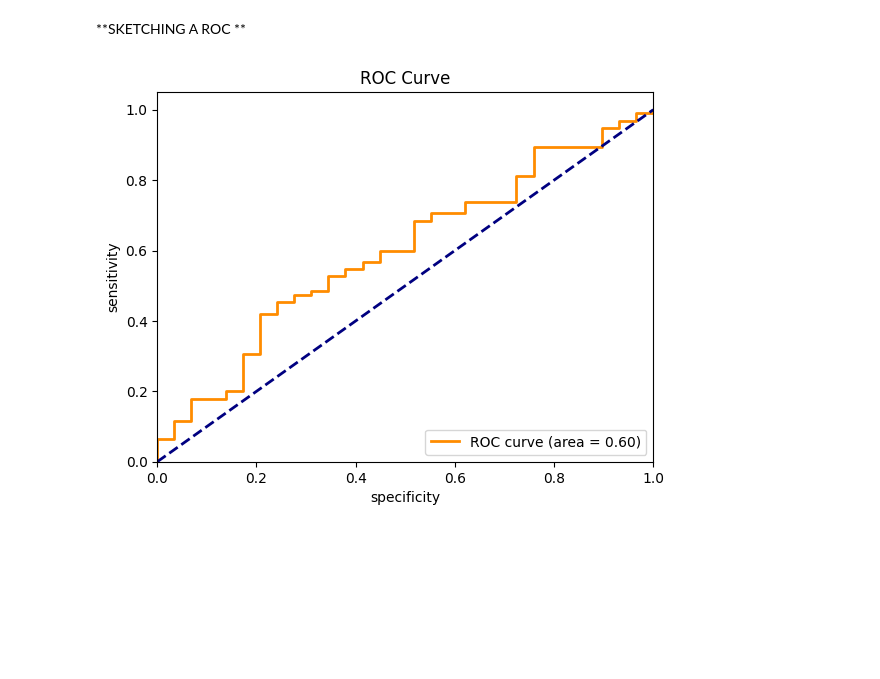
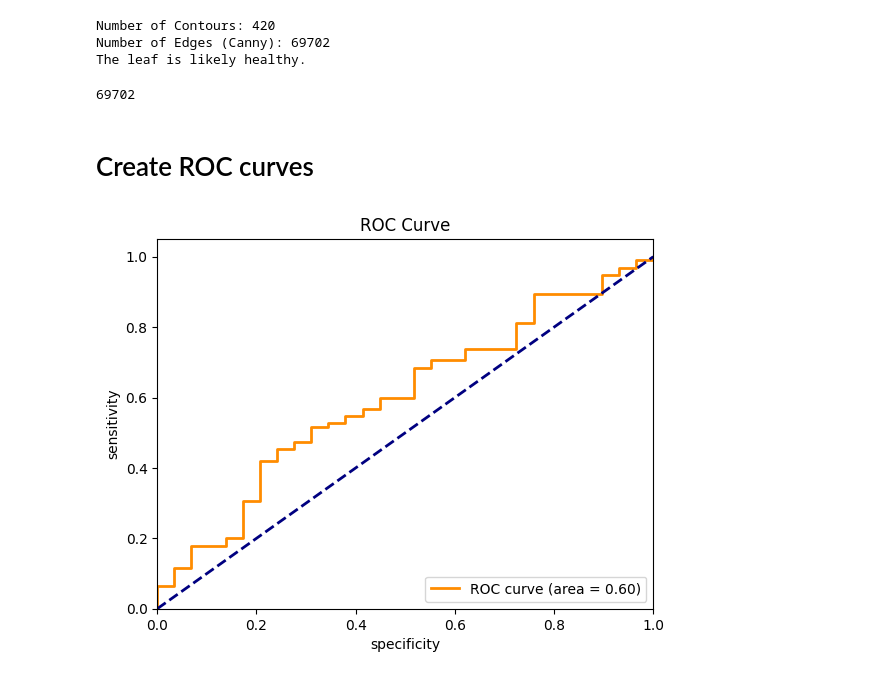
Before and after one commit to susani-01/leaves-disease-detection, a Jupyter notebook: leaf_detection.ipynb, the cells around one changed output. Cells and saved outputs as stored; diff of their text form; code cells hidden in the pictures; blank space fills up the shorter version.

```diff
--- a/leaf_detection.ipynb
+++ b/leaf_detection.ipynb
@@ -140,6 +145,39 @@ The leaf is likely healthy.
+# %%
+def detect_leaf_affection(contours,edge_canny):
+    num_contours = len(contours)
+    num_edges = np.count_nonzero(edge_canny)
+
+
+    print(f"Number of Contours: {num_contours}")
+    print(f"Number of Edges (Canny): {num_edges}")
+
+    # Simple heuristic to determine if the leaf is affected
+    if num_edges > 130000:
+        print("The leaf is likely affected.")
+    else:
+        print("The leaf is likely healthy.")
+detect_leaf_affection(contours,edge_canny)
+# %% [output]
+Number of Contours: 420
+Number of Edges (Canny): 69702
+The leaf is likely healthy.
+# %%
+def feature_extractor(image):
+    gray = cv2.cvtColor(image, cv2.COLOR_BGR2GRAY)
+    gray = gray/255.0
+    enhanced_img = exposure.equalize_hist(gray)
+    smoothed_img = gaussian(enhanced_img, sigma=1)
+    smoothed_img = (smoothed_img * 255).astype(np.uint8)
+    median_image = cv2.medianBlur(smoothed_img, 5)
+    #edges = sobel(median_image)
+    edges = cv2.Canny(median_image, 100, 200)
+    num_edges = np.count_nonzero(edges)
+    return num_edges
+feature_extractor(leaf_img)
+# %% [output]
+69702
 # %% [markdown]
-**SKETCHING A ROC
-**
+# Create ROC curves
 # %%
 import cv2
 import numpy as np
@@ -148,6 +186,20 @@ from skimage import color, exposure, filters, measure
 from skimage.filters import threshold_otsu, sobel, gaussian,threshold_isodata
 import os
 import matplotlib.pyplot as plt
+
+#feature extractor
+def feature_extractor(image):
+    gray = cv2.cvtColor(image, cv2.COLOR_BGR2GRAY)
+    gray = gray/255.0
+    enhanced_img = exposure.equalize_hist(gray)
+    smoothed_img = gaussian(enhanced_img, sigma=1)
+    smoothed_img = (smoothed_img * 255).astype(np.uint8)
+    median_image = cv2.medianBlur(smoothed_img, 5)
+    #edges = sobel(median_image)
+    edges = cv2.Canny(median_image, 100, 200)
+    num_edges = np.count_nonzero(edges)
+    return num_edges
+feature_extractor(leaf_img)
 
 # Load images from a folder
 def load_images_from_folder(folder_path):
@@ -158,18 +210,6 @@ def load_images_from_folder(folder_path):
         if img is not None:
             images.append(img)
     return images
-
-# Feature extraction function
-def feature_extractor(image):
-    gray = cv2.cvtColor(image, cv2.COLOR_BGR2GRAY)
-    enhanced_img = exposure.equalize_hist(gray)
-    smoothed_img = gaussian(enhanced_img, sigma=1)
-    smoothed_img = (smoothed_img * 255).astype(np.uint8)
-    median_image = cv2.medianBlur(smoothed_img,5)
-
-    edges = cv2.Canny(median_image, 100, 200)
-    num_edges = np.count_nonzero(edges)
-    return num_edges
 
 # Classify images based on feature and threshold
 def classify_images(images, labels, feature_extractor, threshold=130000):
@@ -184,33 +224,33 @@ def classify_images(images, labels, feature_extractor, threshold=130000):
 def create_roc_curve(images, labels, feature_extractor):
     # Extract features
     features = [feature_extractor(image) for image in images]
 
     # Generate ROC curve
     fpr, tpr, thresholds = roc_curve(labels, features)
     roc_auc = auc(fpr, tpr)
 
     # Plot the ROC curve
     plt.figure()
     plt.plot(fpr, tpr, color='darkorange', lw=2, label='ROC curve (area = %0.2f)' % roc_auc)
     plt.plot([0, 1], [0, 1], color='navy', lw=2, linestyle='--')
     plt.xlim([0.0, 1.0])
     plt.ylim([0.0, 1.05])
     plt.xlabel('specificity')
     plt.ylabel('sensitivity')
     plt.title('ROC Curve')
     plt.legend(loc="lower right")
     plt.show()
 
-# Example usage
-image_folder = '/content/drive/MyDrive/CONTAINERS1/leafDataset'
+
+image_folder = '/content/drive/MyDrive/CONTAINERS1/thes'
 images = load_images_from_folder(image_folder)
 
 
 labels =  [1,1,1,1,1,0,1,1,0,0,1,1,1,1,1,0,0,1,0,1,1,0,1,1,1,1,1,1,1,0,0,1,1,1,0,1,1,1,0,1,1,1,1,1,1,1,1,1,1,1,
            1,1,1,0,1,0,1, 1,1,1,1,1,0,0,1,1,1,1, 0,1,1,1,1,1, 0,0,0,1,1,1,1,1,0,0, 0,1,0,0,1,0,1,1,1,1,1,1,1,1,1,1,1,1,1,1,
            1,1,1,1,1,1,0,1,1,1,0,0,1,1,1,1,1,1,0,1]
 
 # Create ROC curve
 create_roc_curve(images, labels, feature_extractor)
 # %% [output]
-[figure, old version]
+[figure, new version]
```
Also changed, not shown: parts of 27 cells of this notebook.
